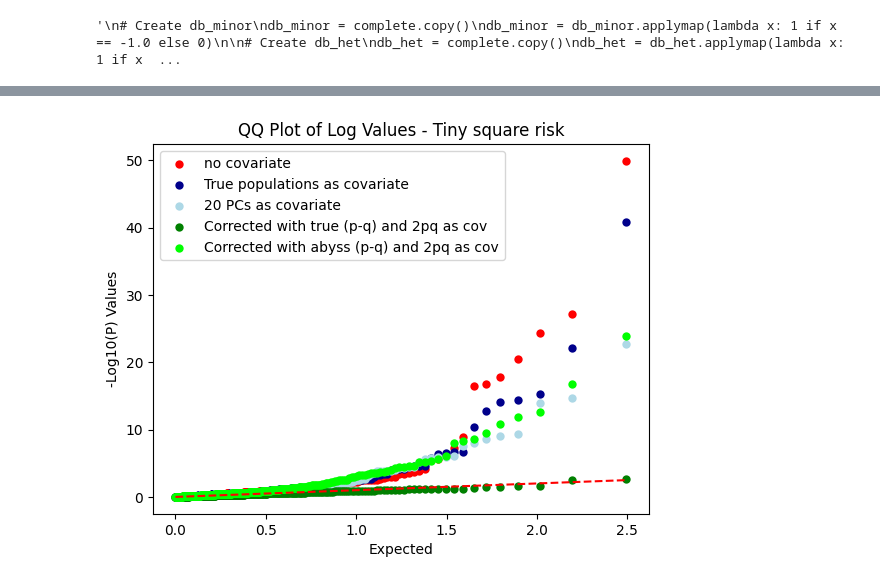
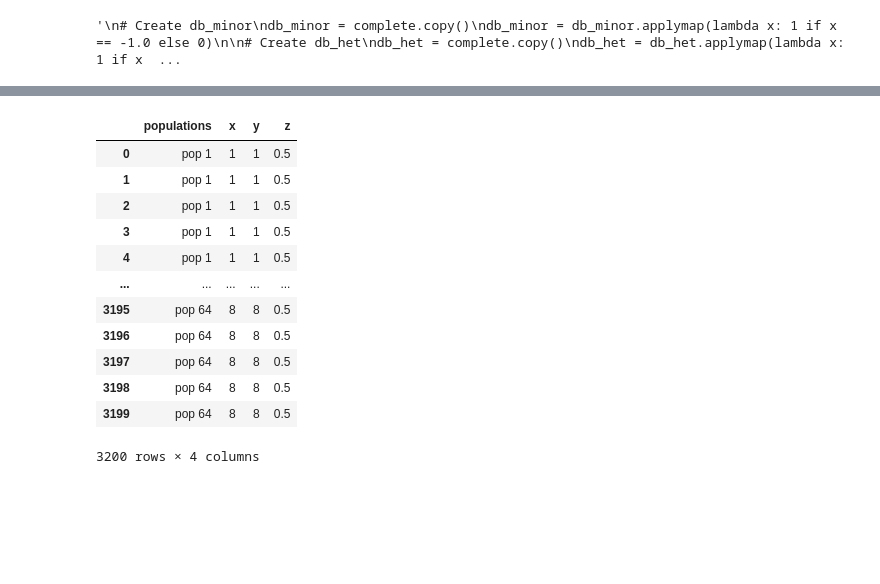
Before and after one commit to mat2m10/abyss_simulation, a Jupyter notebook: 09 Analysis only environment.ipynb, the cells around one changed output, grey strips where cells are left out. Drawn from its saved outputs; the diff is of its cells as text; code cells hidden in the pictures; blank space fills up the shorter version.

```diff
--- a/09 Analysis only environment.ipynb
+++ b/09 Analysis only environment.ipynb
@@ -694,29 +379,0 @@ df_bests['expected_logP'] = expected_logP
-# %%
-sns.scatterplot(x='expected_logP', y='-logP_no_corr', data=df_bests, color='red', label='no covariate', linewidth=0)
-
-sns.scatterplot(x='expected_logP', y='-logP_true_pop', data=df_bests, color='darkblue', label='True populations as covariate', linewidth=0)
-
-sns.scatterplot(x='expected_logP', y='-logP_PCs', data=df_bests, color='lightblue', label=f"{nr_common_PCs} PCs as covariate", linewidth=0)
-
-sns.scatterplot(x='expected_logP', y='-logP_pq_2pq_as_cov', data=df_bests, color='green', label='Corrected with true (p-q) and 2pq as cov', linewidth=0)
-
-sns.scatterplot(x='expected_logP', y='-logP_abyss', data=df_bests, color='lime', label='Corrected with abyss (p-q) and 2pq as cov', linewidth=0)
-
-
-# Plot diagonal reference line
-plt.plot([min(df_bests['expected_logP']), max(df_bests['expected_logP'])],
-         [min(df_bests['expected_logP']), max(df_bests['expected_logP'])],
-         color='red', linestyle='--')
-
-# Set plot labels and title
-plt.xlabel('Expected')
-plt.ylabel('-Log10(P) Values')
-plt.title(f"QQ Plot of Log Values - {naming_dict[name_risk]}")
-
-# Show legend
-plt.legend()
-#plt.savefig(f"data/plots/qq_pheno_{name_risk}_iter_{iterations}_G{G}_L{L}_c{c}_k{k}_M{M}.png", dpi=100)
-# Show plot
-plt.show()
-# %% [output]
-[figure, removed]
@@ -722,0 +411,16 @@ plt.show()
+# %%
+populations
+# %% [output]
+|  | populations | x | y | z |
+| 0 | pop 1 | 1 | 1 | 0.5 |
+| 1 | pop 1 | 1 | 1 | 0.5 |
+| 2 | pop 1 | 1 | 1 | 0.5 |
+| 3 | pop 1 | 1 | 1 | 0.5 |
+| 4 | pop 1 | 1 | 1 | 0.5 |
+| ... | ... | ... | ... | ... |
+| 3195 | pop 64 | 8 | 8 | 0.5 |
+| 3196 | pop 64 | 8 | 8 | 0.5 |
+| 3197 | pop 64 | 8 | 8 | 0.5 |
+| 3198 | pop 64 | 8 | 8 | 0.5 |
+| 3199 | pop 64 | 8 | 8 | 0.5 |
+3200 rows × 4 columns
```
Also changed, not shown: parts of 50 cells of this notebook, 1 other file.
